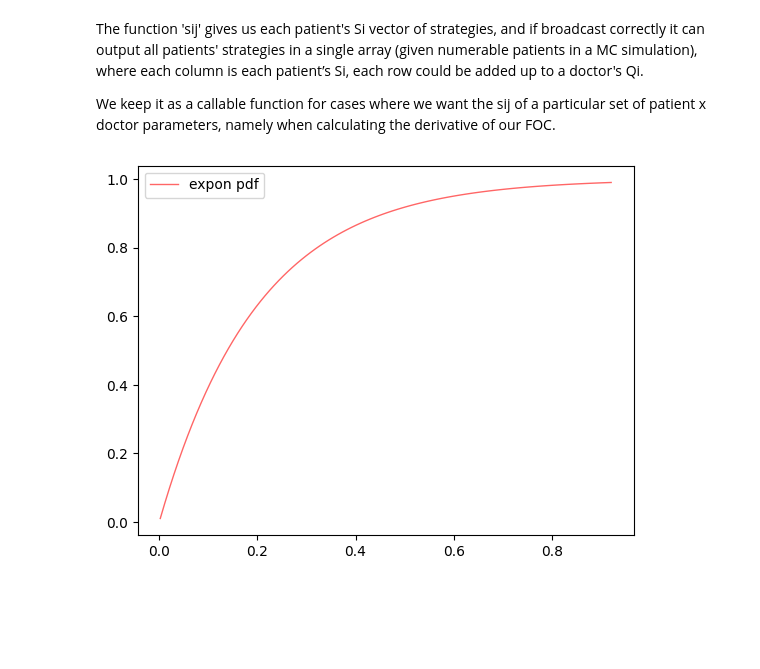
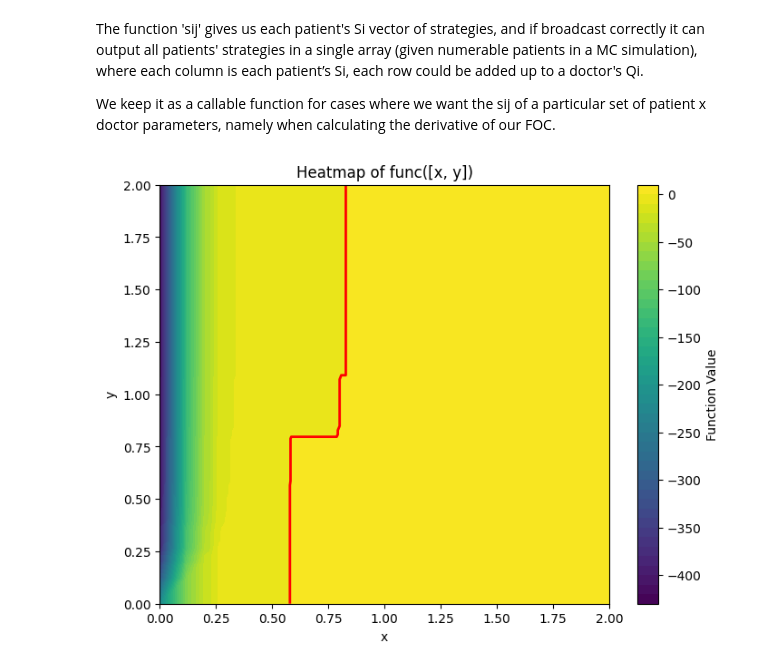
Before and after one commit to LeonTagle/Thesis-Models, a Jupyter notebook: Models.ipynb, the cells around one changed output. Saved outputs shown, nothing was run; the diff lists cells and outputs as text; code cells hidden in the pictures; blank space fills up the shorter version.

```diff
--- a/Models.ipynb
+++ b/Models.ipynb
@@ -175,17 +188,37 @@ dFOC_dk(k0, dR, dP, d2R, d2P, dlogit_search_dk, df)
-# %%
-b = 5
-
-# Generate x values for the plot
-x = np.linspace(expon.ppf(0.01, scale=1/b), expon.ppf(0.99, scale=1/b), 100)
-
-# Create the plot
-fig, ax = plt.subplots(1, 1)
-ax.plot(x, expon.cdf(x, scale=1/b), 'r-', lw=1, alpha=0.6, label='expon pdf')
-
-# Add legend
-ax.legend()
-
-# Display the plot
-plt.show()
-# %% [output]
-[figure, removed]
+# %%
+rng = np.random.RandomState(123)
+ki = F.rvs(size=I, random_state=rng).reshape((1,-1))    # Sample of patients out of distribution
+gammai = G.rvs(size=I, random_state=rng).reshape((1,-1))
+
+V =  np.sort(V)
+Vj = V.reshape((-1,1))      # Reshaping doctor parameters for proper broadcasting
+kj = k0.reshape((-1,1))
+Vj = np.sort(Vj)
+# %%
+J = 2
+V = H.rvs(size=J, random_state=rng)
+LogitModel = SearchEq(I, F, G, t, λ, R, P, V, logit_search)
+# %%
+x = np.linspace(0,2,100)
+y = np.linspace(0,2,100)
+X, Y = np.meshgrid(x, y)
+
+# Flatten the grids and stack them as 1x2 vectors
+XY = np.stack([X.ravel(), Y.ravel()], axis=1)
+
+func = lambda x: LogitModel.FOC(x, dR, dP)[0]
+
+# Apply the function to each vector
+Z = np.apply_along_axis(func, 1, XY).reshape(X.shape)
+
+# Create the heatmap
+plt.figure(figsize=(8, 6))
+plt.contourf(X, Y, Z, levels=50, cmap='viridis')
+plt.colorbar(label='Function Value')
+plt.contour(X, Y, Z, levels=[0], colors='red', linewidths=2)
+plt.xlabel('x')
+plt.ylabel('y')
+plt.title('Heatmap of func([x, y])')
+plt.show()
+# %% [output]
+[figure, added]
```
Also changed, not shown: parts of 13 cells of this notebook.
